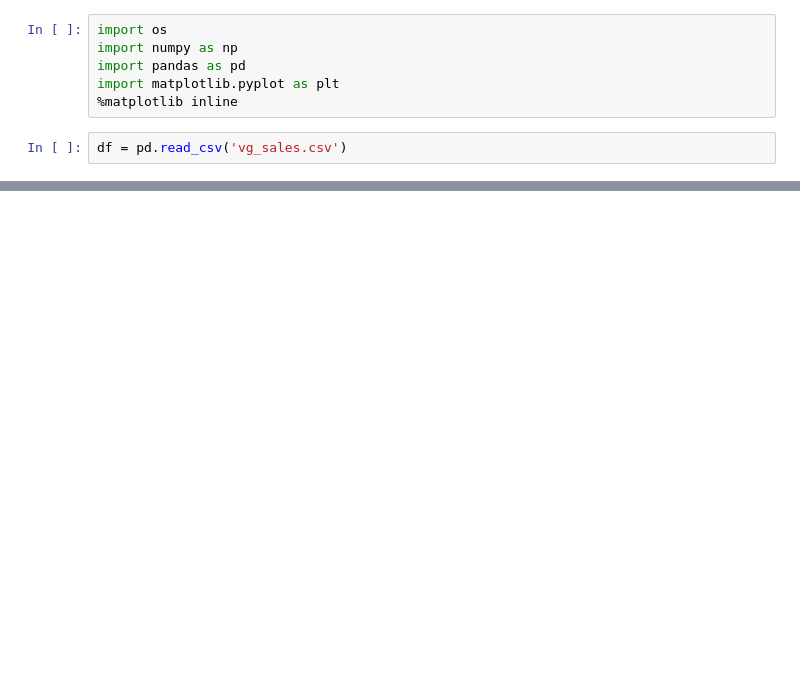
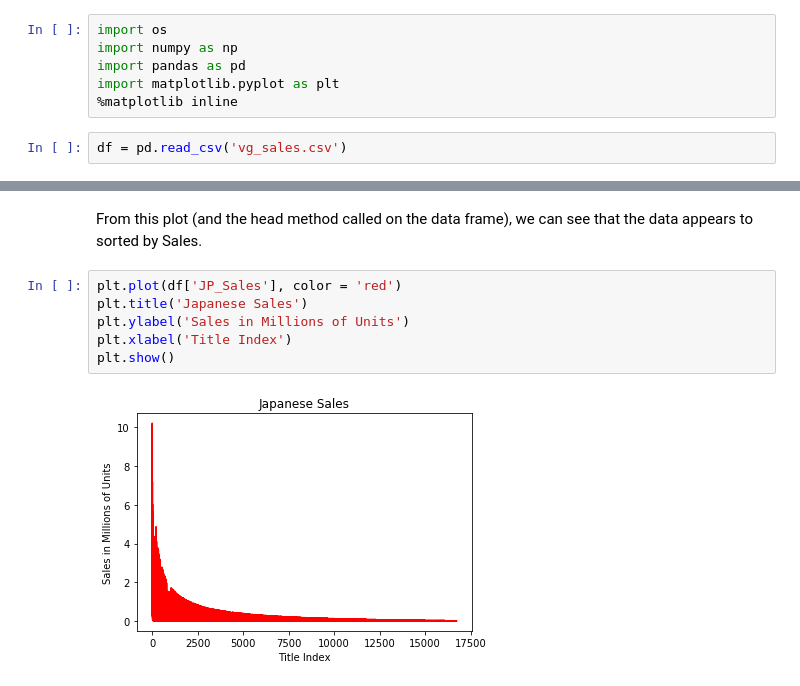
Before and after one commit to lukemlj/VideoGameData, a Jupyter notebook: Video Game Data.ipynb, the cells around one changed output, grey strips where cells are left out. Drawn from its saved outputs; the diff is of its cells as text; blank space fills up the shorter version.

```diff
--- a/Video Game Data.ipynb
+++ b/Video Game Data.ipynb
@@ -17,0 +28,10 @@ df.head()
+# %% [markdown]
+From this plot (and the head method called on the data frame), we can see that the data appears to sorted by Sales.
+# %%
+plt.plot(df['JP_Sales'], color = 'red')
+plt.title('Japanese Sales')
+plt.ylabel('Sales in Millions of Units')
+plt.xlabel('Title Index')
+plt.show()
+# %% [output]
+[figure, added]
```
Also changed, not shown: parts of 8 cells of this notebook.
